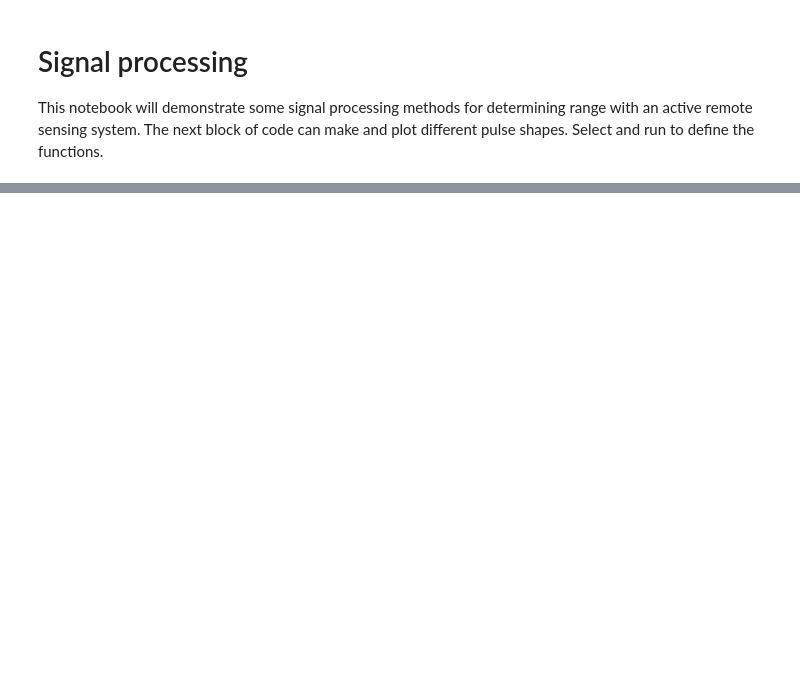
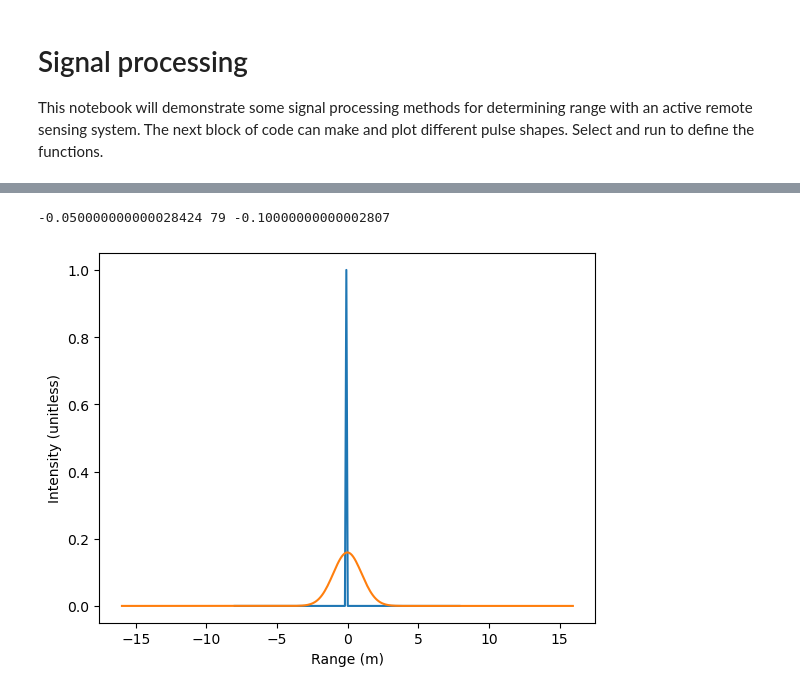
Before and after one commit to edinburgh-university-OOSA/active_sensing, a Jupyter notebook: signal_processing/signal_process.ipynb, the cells around one changed output, grey strips where cells are left out. Cells and saved outputs as stored; diff of their text form; code cells hidden in the pictures; blank space fills up the shorter version.

```diff
--- a/signal_processing/signal_process.ipynb
+++ b/signal_processing/signal_process.ipynb
@@ -84,0 +167,26 @@ pulse.plot()
+# %%
+# pulse properties
+mode="gauss"   # the type of pulse. "gauss" or "chirp"
+sigma=1        # 1 m width
+E=1.           # total energy in the pulse
+res=0.1        # 10 cm resolution
+sFreq=10**6    # chirp start frequency. 1 MHz
+eFreq=10**9    # chirp end frequency. 1 GHz
+
+# target properties
+N=1       # scattering object
+sep=1.0   # 1 m between scattering objects if N>1
+
+
+# set pulse and target propertries
+pulse=setPulse(sigma,mode,res=res,E=E,sFreq=sFreq,eFreq=eFreq)
+pulse.setTarget(N,sep)
+
+# convolve
+pulse.convolve()
+
+# plot it
+pulse.plotConv()
+# %% [output]
+-0.050000000000028424 79 -0.10000000000002807
+[figure, added]
```
Also changed, not shown: parts of 9 cells of this notebook.
